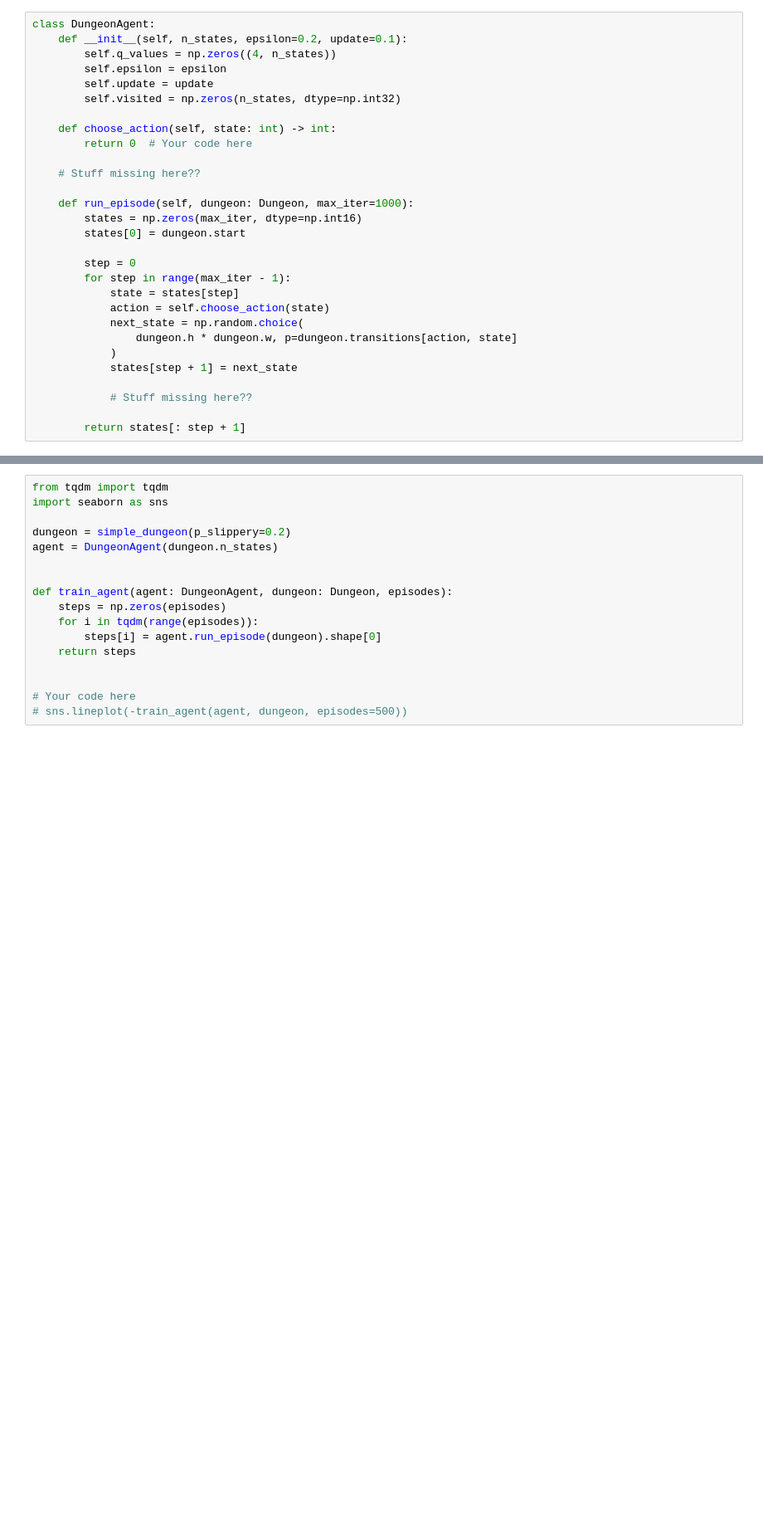
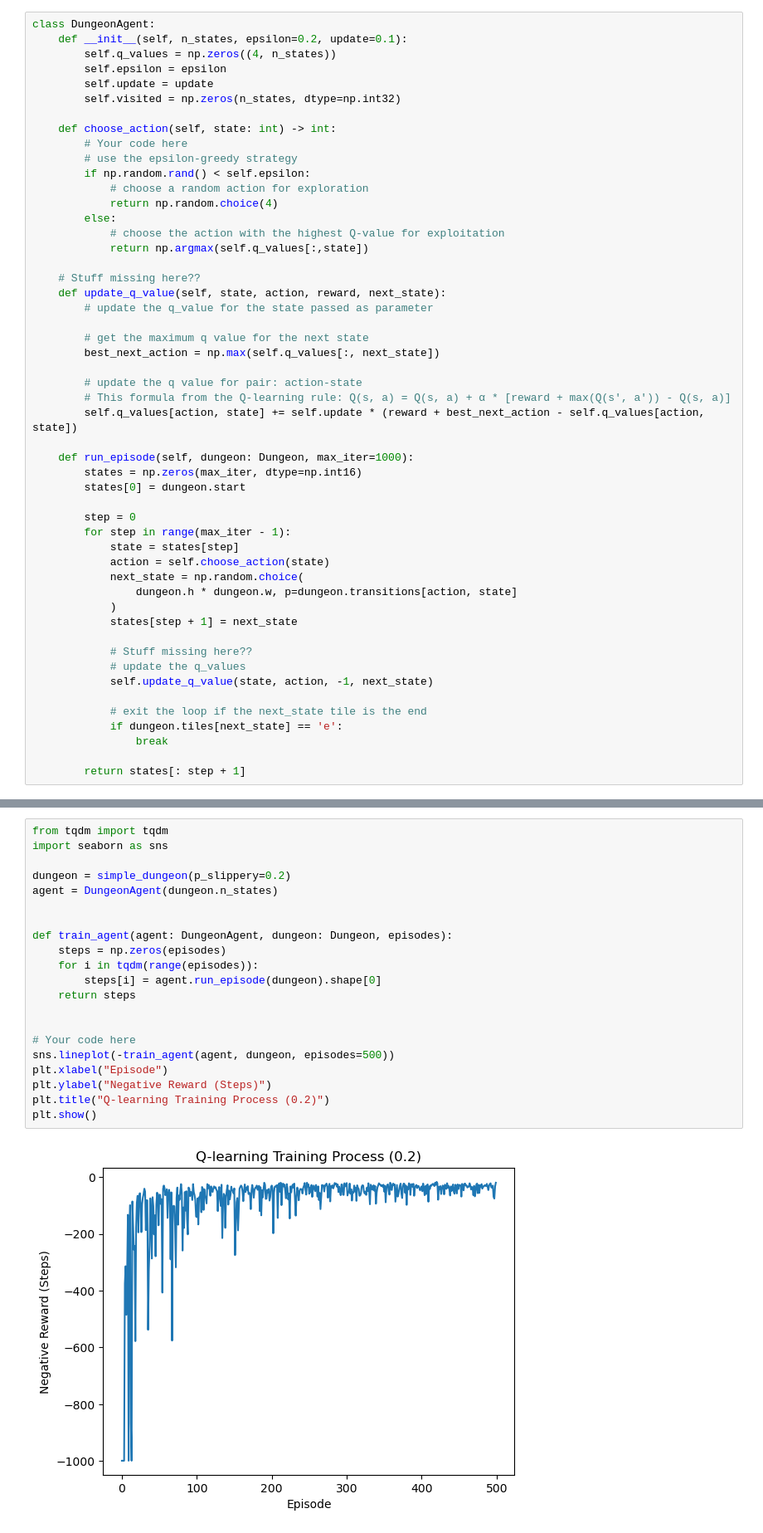
Before and after one commit to Davidpereira2803/IML_Assigments, a Jupyter notebook: Assignment2/homework_2.ipynb, the cells around one changed output, grey strips where cells are left out. Shown: that part at 83% size. Cells and saved outputs as stored; diff of their text form; blank space fills up the shorter version.

```diff
--- a/Assignment2/homework_2.ipynb
+++ b/Assignment2/homework_2.ipynb
@@ -449,9 +455,25 @@ class DungeonAgent:
         self.visited = np.zeros(n_states, dtype=np.int32)
 
     def choose_action(self, state: int) -> int:
-        return 0  # Your code here
+        # Your code here
+        # use the epsilon-greedy strategy
+        if np.random.rand() < self.epsilon:
+            # choose a random action for exploration
+            return np.random.choice(4)
+        else:
+            # choose the action with the highest Q-value for exploitation
+            return np.argmax(self.q_values[:,state])
 
     # Stuff missing here??
+    def update_q_value(self, state, action, reward, next_state):
+        # update the q_value for the state passed as parameter
+
+        # get the maximum q value for the next state
+        best_next_action = np.max(self.q_values[:, next_state])
+
+        # update the q value for pair: action-state
+        # This formula from the Q-learning rule: Q(s, a) = Q(s, a) + α * [reward + max(Q(s', a')) - Q(s, a)]
+        self.q_values[action, state] += self.update * (reward + best_next_action - self.q_values[action, state])
 
     def run_episode(self, dungeon: Dungeon, max_iter=1000):
         states = np.zeros(max_iter, dtype=np.int16)
@@ -467,5 +489,11 @@ class DungeonAgent:
             states[step + 1] = next_state
 
             # Stuff missing here??
+            # update the q_values
+            self.update_q_value(state, action, -1, next_state)
+
+            # exit the loop if the next_state tile is the end
+            if dungeon.tiles[next_state] == 'e':
+                break
 
         return states[: step + 1]
@@ -472,17 +502,23 @@ class DungeonAgent:
 # %%
 from tqdm import tqdm
 import seaborn as sns
 
 dungeon = simple_dungeon(p_slippery=0.2)
 agent = DungeonAgent(dungeon.n_states)
 
 
 def train_agent(agent: DungeonAgent, dungeon: Dungeon, episodes):
     steps = np.zeros(episodes)
     for i in tqdm(range(episodes)):
         steps[i] = agent.run_episode(dungeon).shape[0]
     return steps
 
 
 # Your code here
-# sns.lineplot(-train_agent(agent, dungeon, episodes=500))
+sns.lineplot(-train_agent(agent, dungeon, episodes=500))
+plt.xlabel("Episode")
+plt.ylabel("Negative Reward (Steps)")
+plt.title("Q-learning Training Process (0.2)")
+plt.show()
+# %% [output]
+[figure, added]
```
Also changed, not shown: parts of 10 cells of this notebook.
